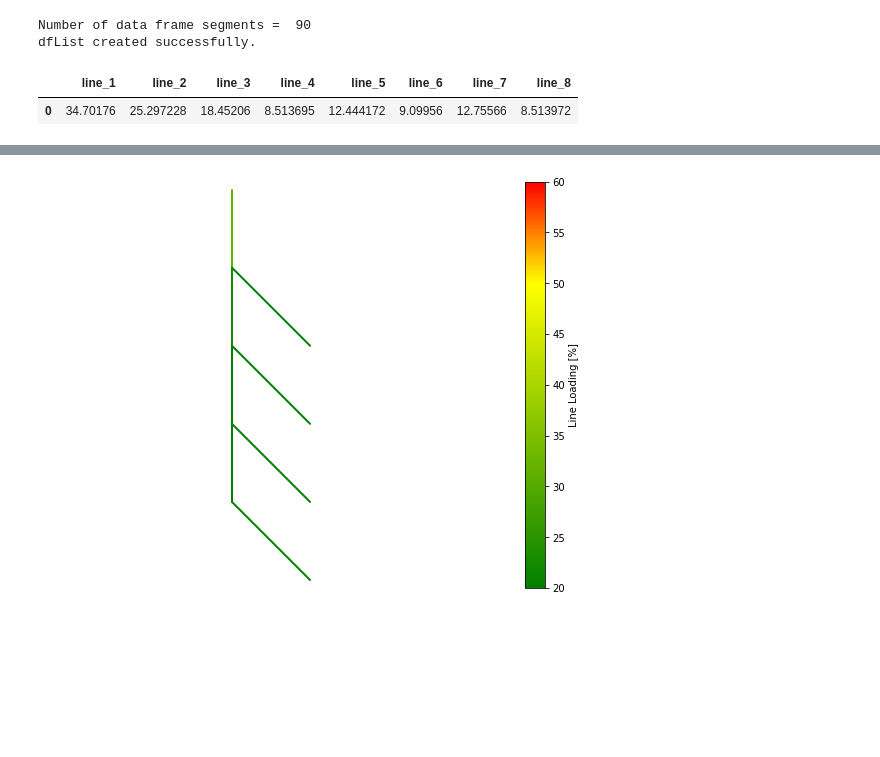
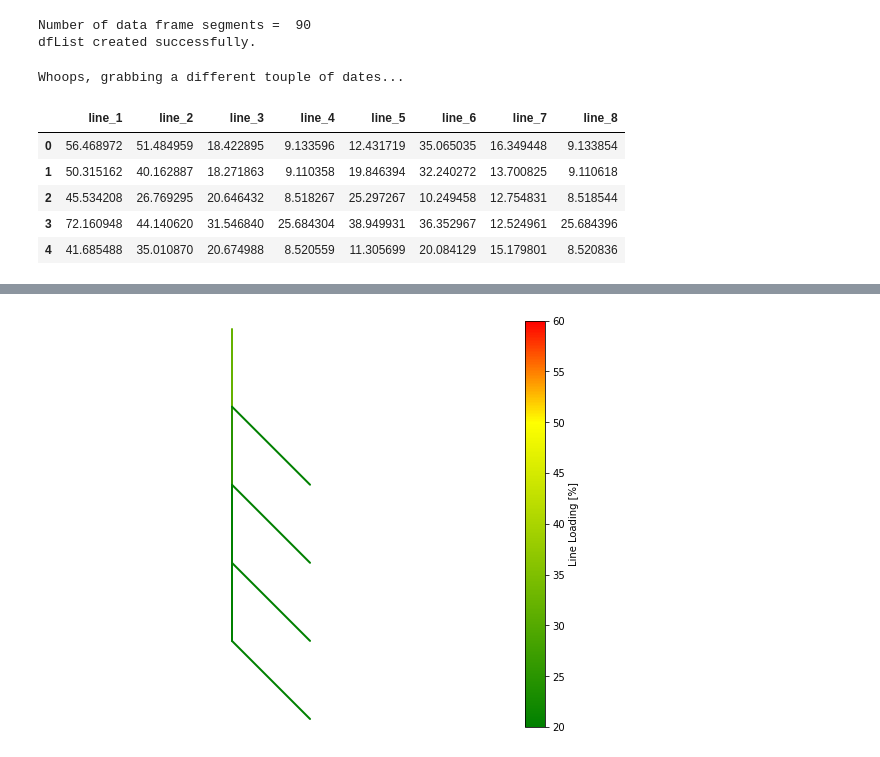
Before and after one commit to akthonka/EV_energy_comm, a Jupyter notebook: python/en_comm_base.ipynb, the cells around one changed output, grey strips where cells are left out. Cells and saved outputs as stored; diff of their text form; code cells hidden in the pictures; blank space fills up the shorter version.

```diff
--- a/python/en_comm_base.ipynb
+++ b/python/en_comm_base.ipynb
@@ -25,11 +25,12 @@ except:
 # %%
 # create random time series from import data
 da = data_process_base.DataAction()
+nc = data_process_base.net_calc()
+
 keep_cols = ['DE_KN_residential1_grid_import',
              'DE_KN_residential2_grid_import',
              'cet_cest_timestamp']
 da.imp_procc("house_data.csv", keep_cols)
-night_merge = da.power_merge()
 # %% [output]
 Number of data frame segments =  90
 dfList created successfully.
@@ -41,43 +38,41 @@ dfList created successfully.
 def end_val_make(sgen_val, iter):
     """
     Final boss
 
     """
-    # get inputs from df
+    # create df to store output
     col_names = ['line_1', 'line_2', 'line_3', 'line_4', 'line_5', 'line_6', 'line_7', 'line_8']
-
-    # create df to store output
     end_val = pd.DataFrame(columns=col_names)
-
-    # initial scramble
-    night_merge = da.power_merge()
 
     for i in range(0, iter):
         # iterative scramble
         night_merge = da.power_merge()
 
         # assign generator value at random times
         night_mw = da.sgen_comm(ts=night_merge, wind_length=60, sgen_val=sgen_val, parties=4)
         # night_mw = da.sgen_rand(ts=night_merge, sgen_val=sgen_val)
 
         nc.four_loads_branched_make(night_mw)
         nc.four_loads_branched_out("res_line", "loading_percent")
         nc.four_loads_branched_run()
         nc.four_loads_branched_read_loadpct()
 
         nc.end_val_step(nc.ll, end_val)
 
     return end_val
 
 
-nc = data_process_base.net_calc()
-
-iter = 1
+iter = 5
 sgen_val = 0.01 # typical val: 0.010 MW = 10kW
 end_val_make(sgen_val, iter)
 # %% [output]
+Whoops, grabbing a different touple of dates...
 |  | line_1 | line_2 | line_3 | line_4 | line_5 | line_6 | line_7 | line_8 |
-| 0 | 34.70176 | 25.297228 | 18.45206 | 8.513695 | 12.444172 | 9.09956 | 12.75566 | 8.513972 |
+| 0 | 56.468972 | 51.484959 | 18.422895 | 9.133596 | 12.431719 | 35.065035 | 16.349448 | 9.133854 |
+| 1 | 50.315162 | 40.162887 | 18.271863 | 9.110358 | 19.846394 | 32.240272 | 13.700825 | 9.110618 |
+| 2 | 45.534208 | 26.769295 | 20.646432 | 8.518267 | 25.297267 | 10.249458 | 12.754831 | 8.518544 |
+| 3 | 72.160948 | 44.140620 | 31.546840 | 25.684304 | 38.949931 | 36.352967 | 12.524961 | 25.684396 |
+| 4 | 41.685488 | 35.010870 | 20.674988 | 8.520559 | 11.305699 | 20.084129 | 15.179801 | 8.520836 |
 # %%
 nc.four_loads_branched_plot_linepct()
 # %% [output]
```
Also changed, not shown: parts of 2 cells of this notebook, 4 other files.
